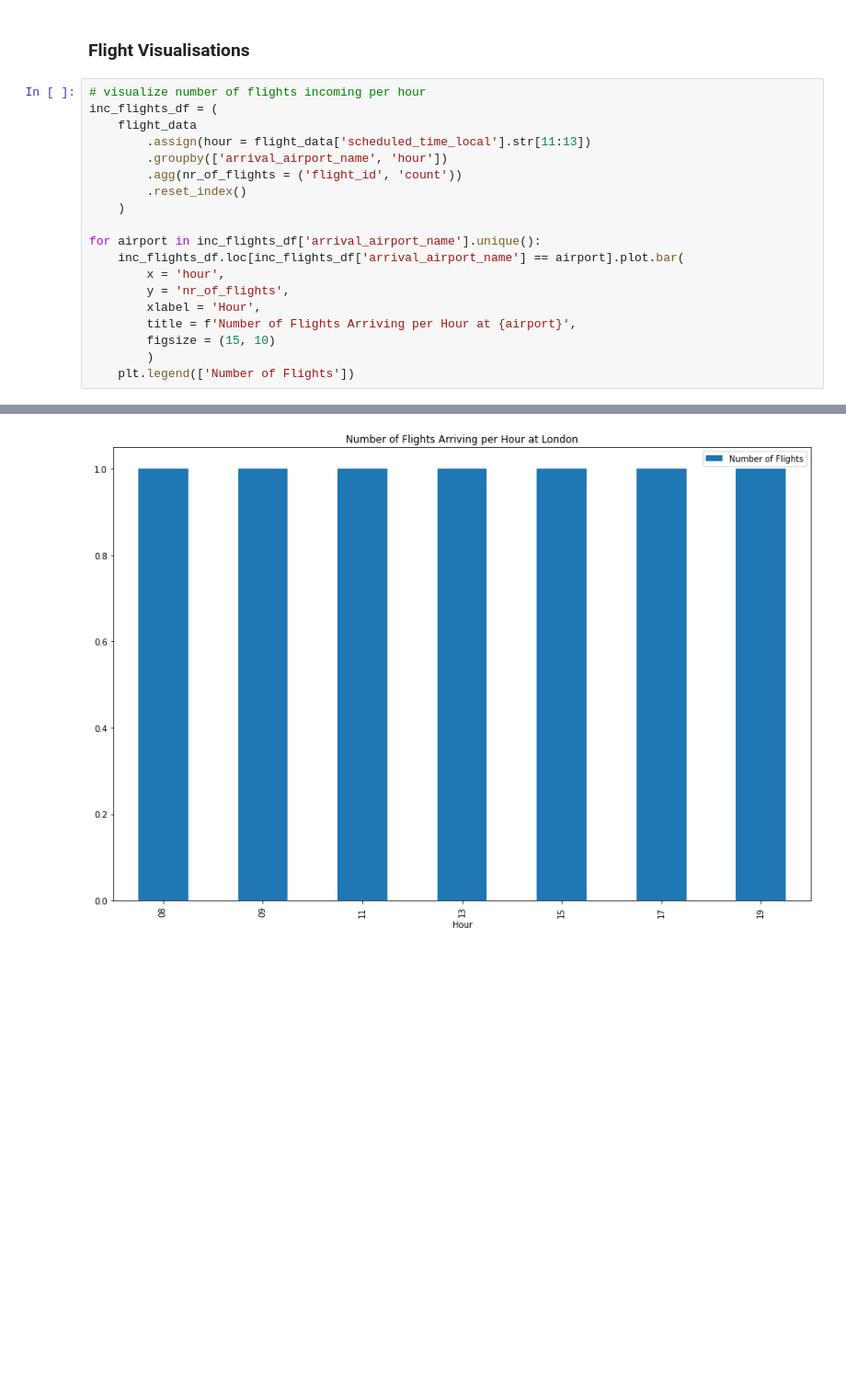
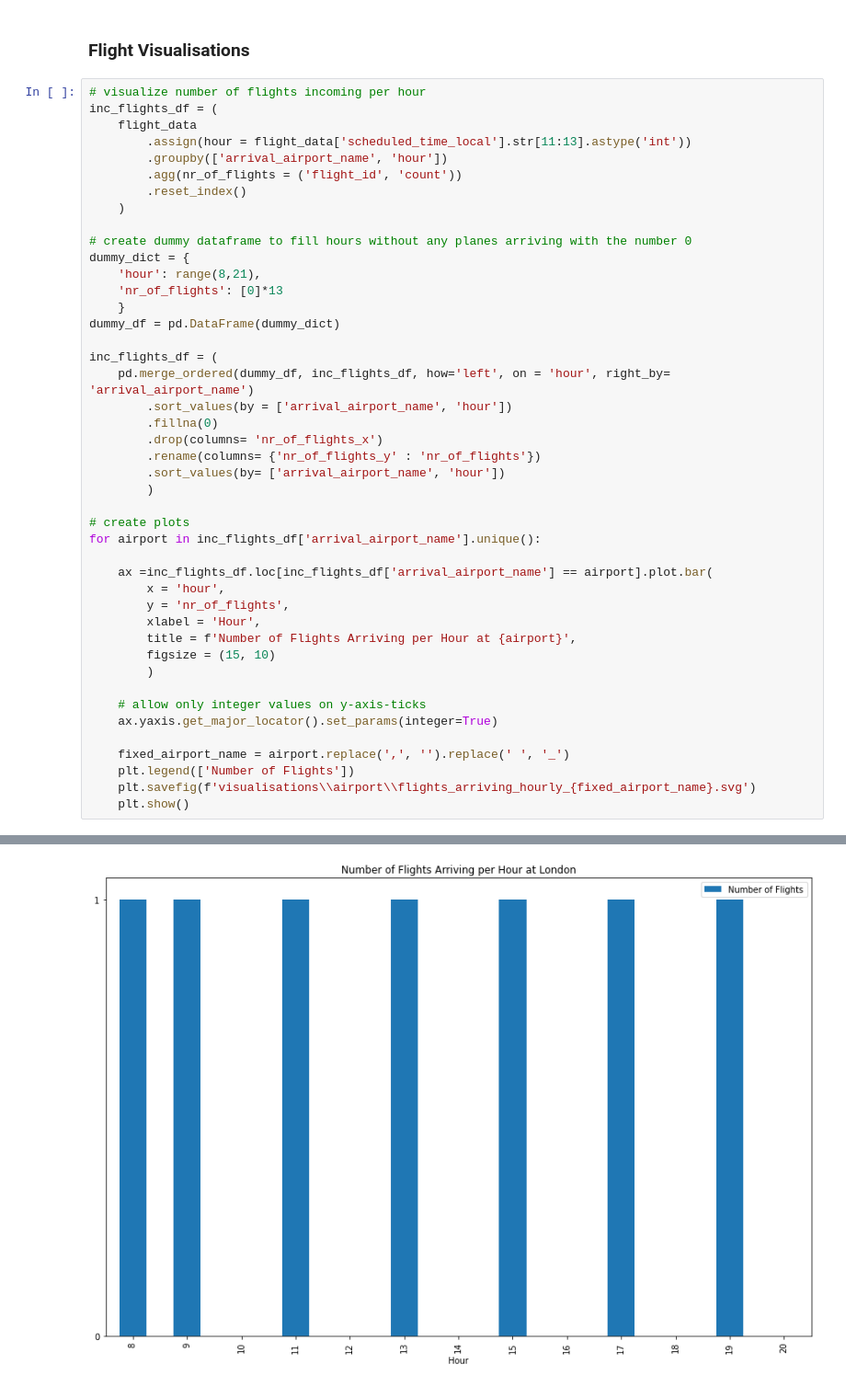
Before and after one commit to tobiasaurer/api-database-engineering, a Jupyter notebook: visualisations.ipynb, the cells around one changed output, grey strips where cells are left out. Shown at 92% size. Drawn from its saved outputs; the diff is of its cells as text; blank space fills up the shorter version.

Commit message:
improved inc flights visualisations and folder structure

```diff
--- a/visualisations.ipynb
+++ b/visualisations.ipynb
@@ -44,19 +44,44 @@ for city in city_list:
 # visualize number of flights incoming per hour
 inc_flights_df = (
     flight_data
-        .assign(hour = flight_data['scheduled_time_local'].str[11:13])
+        .assign(hour = flight_data['scheduled_time_local'].str[11:13].astype('int'))
         .groupby(['arrival_airport_name', 'hour'])
         .agg(nr_of_flights = ('flight_id', 'count'))
         .reset_index()
     )
 
+# create dummy dataframe to fill hours without any planes arriving with the number 0
+dummy_dict = {
+    'hour': range(8,21),
+    'nr_of_flights': [0]*13
+    }
+dummy_df = pd.DataFrame(dummy_dict)
+
+inc_flights_df = (
+    pd.merge_ordered(dummy_df, inc_flights_df, how='left', on = 'hour', right_by= 'arrival_airport_name')
+        .sort_values(by = ['arrival_airport_name', 'hour'])
+        .fillna(0)
+        .drop(columns= 'nr_of_flights_x')
+        .rename(columns= {'nr_of_flights_y' : 'nr_of_flights'})
+        .sort_values(by= ['arrival_airport_name', 'hour'])
+        )
+
+# create plots
 for airport in inc_flights_df['arrival_airport_name'].unique():
-    inc_flights_df.loc[inc_flights_df['arrival_airport_name'] == airport].plot.bar(
+
+    ax =inc_flights_df.loc[inc_flights_df['arrival_airport_name'] == airport].plot.bar(
         x = 'hour',
         y = 'nr_of_flights',
         xlabel = 'Hour',
         title = f'Number of Flights Arriving per Hour at {airport}',
         figsize = (15, 10)
         )
+
+    # allow only integer values on y-axis-ticks
+    ax.yaxis.get_major_locator().set_params(integer=True)
+
+    fixed_airport_name = airport.replace(',', '').replace(' ', '_')
     plt.legend(['Number of Flights'])
+    plt.savefig(f'visualisations\\airport\\flights_arriving_hourly_{fixed_airport_name}.svg')
+    plt.show()
 # %% [output]
@@ -65 +90 @@ for airport in inc_flights_df['arrival_airport_name'].unique():
-[figure, old version]
+[figure, new version]
```
Also changed, not shown: parts of 3 cells of this notebook, 13 other files.
